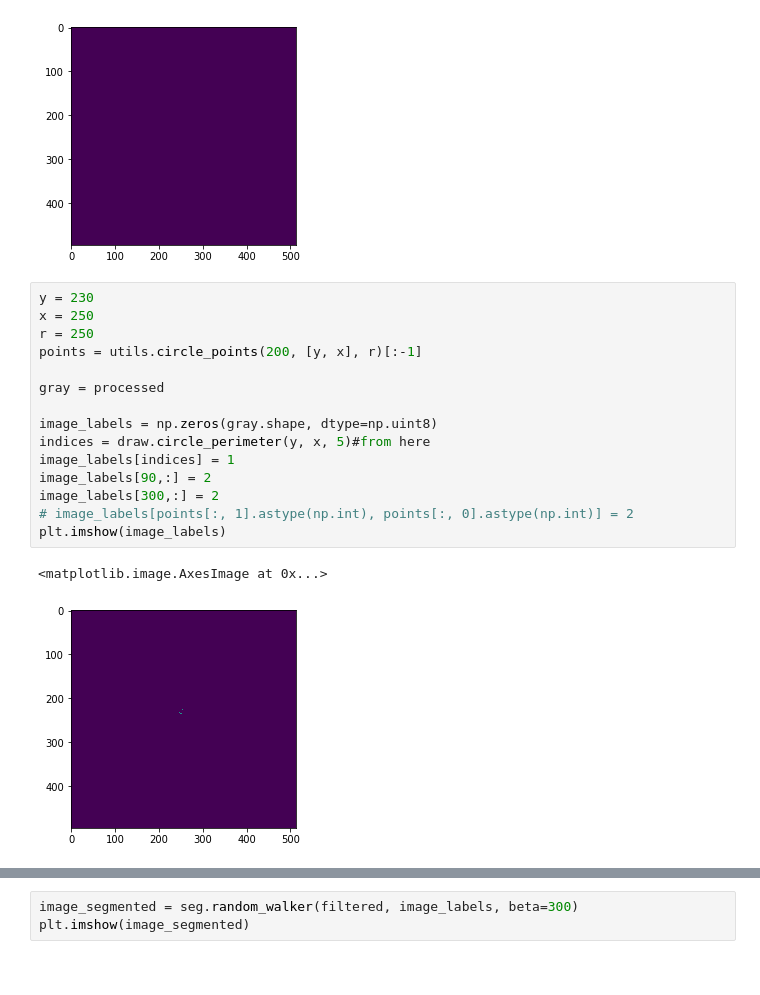
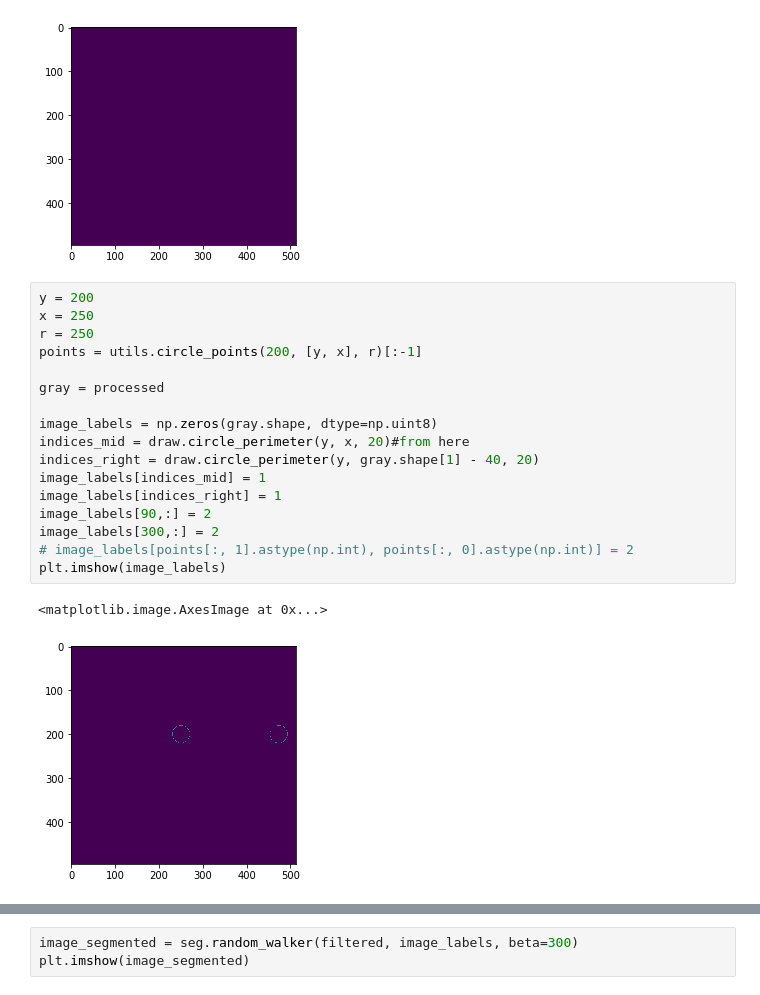
Before and after one commit to tanhakabir/OCTImagePrediction, a Jupyter notebook: Notebook.ipynb, the cells around one changed output, grey strips where cells are left out. Saved outputs shown, nothing was run; the diff lists cells and outputs as text.

```diff
--- a/Notebook.ipynb
+++ b/Notebook.ipynb
@@ -97,23 +97,25 @@ plt.imshow(labels)
 <matplotlib.image.AxesImage at 0x...>
 [figure]
 # %%
-y = 230
+y = 200
 x = 250
 r = 250
 points = utils.circle_points(200, [y, x], r)[:-1]
 
 gray = processed
 
 image_labels = np.zeros(gray.shape, dtype=np.uint8)
-indices = draw.circle_perimeter(y, x, 5)#from here
-image_labels[indices] = 1
+indices_mid = draw.circle_perimeter(y, x, 20)#from here
+indices_right = draw.circle_perimeter(y, gray.shape[1] - 40, 20)
+image_labels[indices_mid] = 1
+image_labels[indices_right] = 1
 image_labels[90,:] = 2
 image_labels[300,:] = 2
 # image_labels[points[:, 1].astype(np.int), points[:, 0].astype(np.int)] = 2
 plt.imshow(image_labels)
 # %% [output]
 <matplotlib.image.AxesImage at 0x...>
-[figure, old version]
+[figure, new version]
 # %%
 image_segmented = seg.random_walker(processed, image_labels)
 plt.imshow(image_segmented)
```
Also changed, not shown: parts of 1 cell of this notebook, 17 other files.
